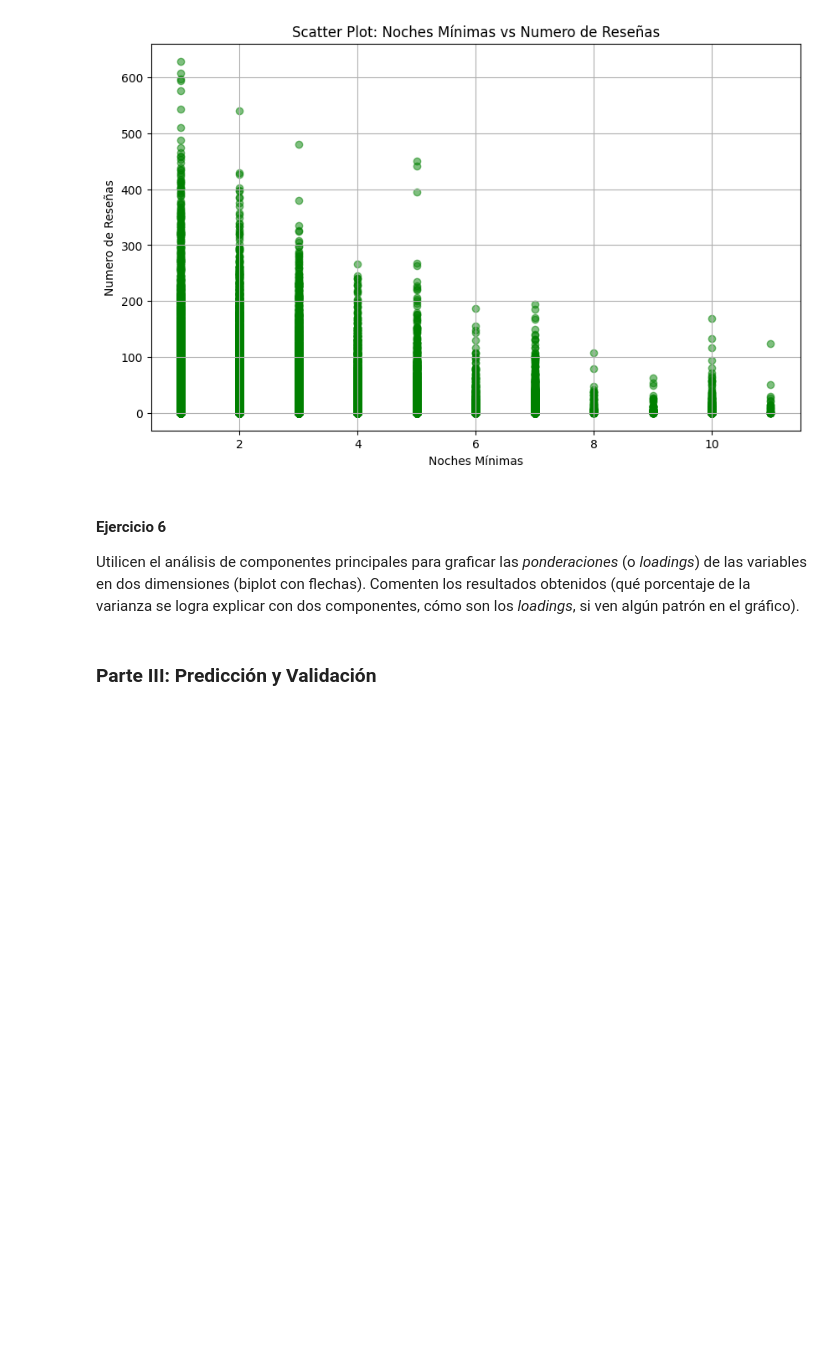
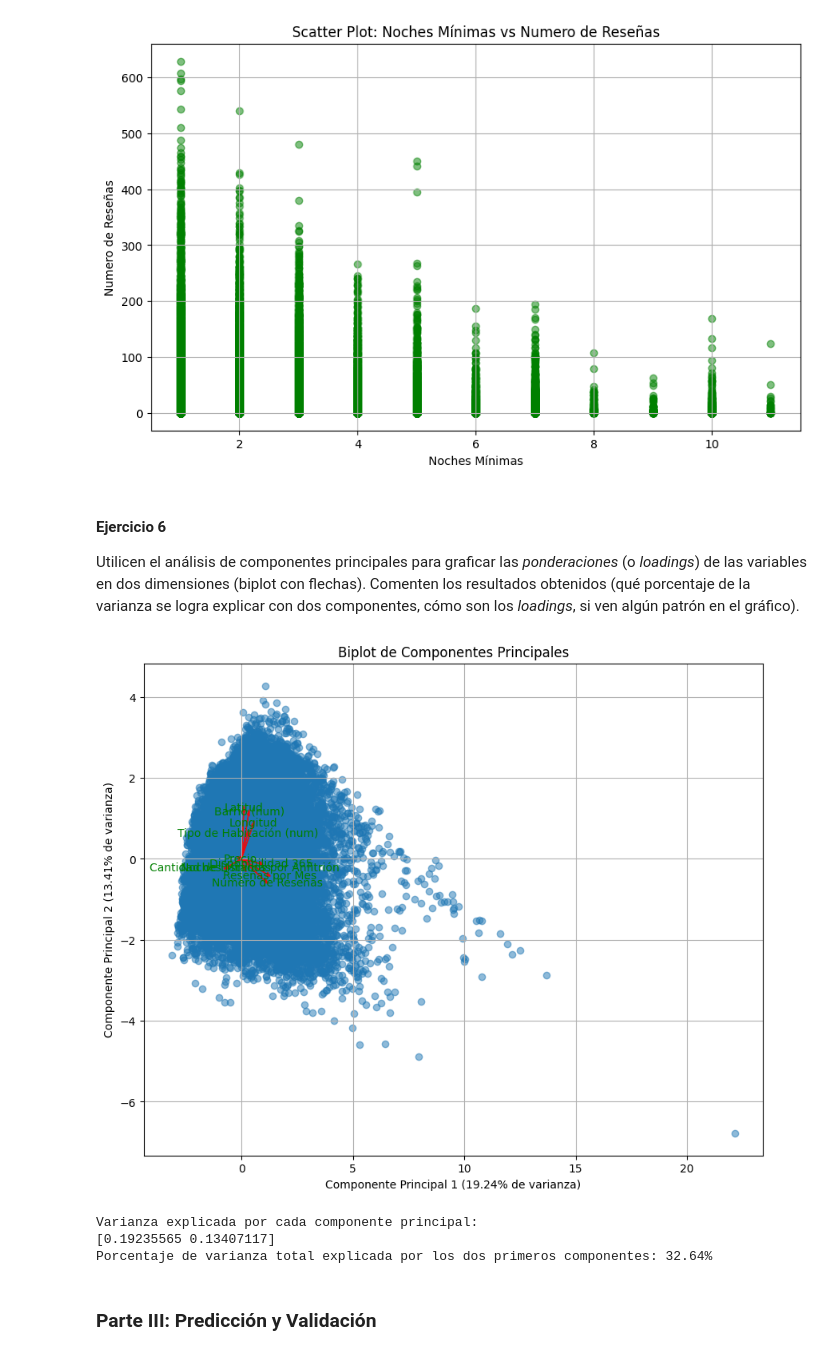
Before and after one commit to JorgeJimenezT/Big-Data-UBA---Jimenez-Menendez-Nunez, a Jupyter notebook: TP2/TP2_UBA.ipynb, the cells around one changed output. Cells and saved outputs as stored; diff of their text form; code cells hidden in the pictures; blank space fills up the shorter version.

```diff
--- a/TP2/TP2_UBA.ipynb
+++ b/TP2/TP2_UBA.ipynb
@@ -417,3 +415,58 @@ Utilicen el análisis de componentes principales para graficar las *ponderacione
+# %%
+import pandas as pd
+from sklearn.decomposition import PCA
+from sklearn.preprocessing import StandardScaler
+import matplotlib.pyplot as plt
+import numpy as np
+
+# Supongamos que ya tienes el DataFrame limpio en la variable df_copia
+
+# Seleccionar solo las columnas numéricas relevantes para el análisis de PCA
+columnas_numericas = ['Barrio (num)', 'Latitud', 'Longitud', 'Tipo de Habitación (num)',
+                      'Precio', 'Noches Mínimas', 'Número de Reseñas', 'Reseñas por Mes',
+                      'Cantidad de Listados por Anfitrión', 'Disponibilidad 365']
+
+df_copia = df_copia[columnas_numericas].select_dtypes(include=['number'])
+X = df_copia[columnas_numericas]
+
+# Estandarizar los datos
+scaler = StandardScaler()
+X_scaled = scaler.fit_transform(X)
+
+# Aplicar PCA para reducir a 2 componentes
+pca = PCA(n_components=2)
+X_pca = pca.fit_transform(X_scaled)
+
+# Obtener los loadings de cada variable en los componentes principales
+loadings = pca.components_.T
+
+# Crear el biplot
+plt.figure(figsize=(10, 8))
+
+# Graficar los puntos de las observaciones
+plt.scatter(X_pca[:, 0], X_pca[:, 1], alpha=0.5)
+
+# Graficar las flechas (loadings) para cada variable
+for i, (loading, name) in enumerate(zip(loadings, columnas_numericas)):
+    plt.arrow(0, 0, loading[0] * 2, loading[1] * 2, color='r', alpha=0.8, head_width=0.1)
+    plt.text(loading[0] * 2.2, loading[1] * 2.2, name, color='g', ha='center', va='center')
+
+# Añadir etiquetas y título
+plt.xlabel(f'Componente Principal 1 ({pca.explained_variance_ratio_[0]:.2%} de varianza)')
+plt.ylabel(f'Componente Principal 2 ({pca.explained_variance_ratio_[1]:.2%} de varianza)')
+plt.title('Biplot de Componentes Principales')
+plt.grid()
+plt.show()
+
+# Explicación de la varianza
+print("Varianza explicada por cada componente principal:")
+print(pca.explained_variance_ratio_)
+print(f"Porcentaje de varianza total explicada por los dos primeros componentes: {np.sum(pca.explained_variance_ratio_[:2]) * 100:.2f}%")
+# %% [output]
+[figure, added]
+Varianza explicada por cada componente principal:
+[0.19235565 0.13407117]
+Porcentaje de varianza total explicada por los dos primeros componentes: 32.64%
 # %% [markdown]
 ### Parte III: Predicción y Validación
 # %% [markdown]
```
Also changed, not shown: parts of 8 cells of this notebook.
